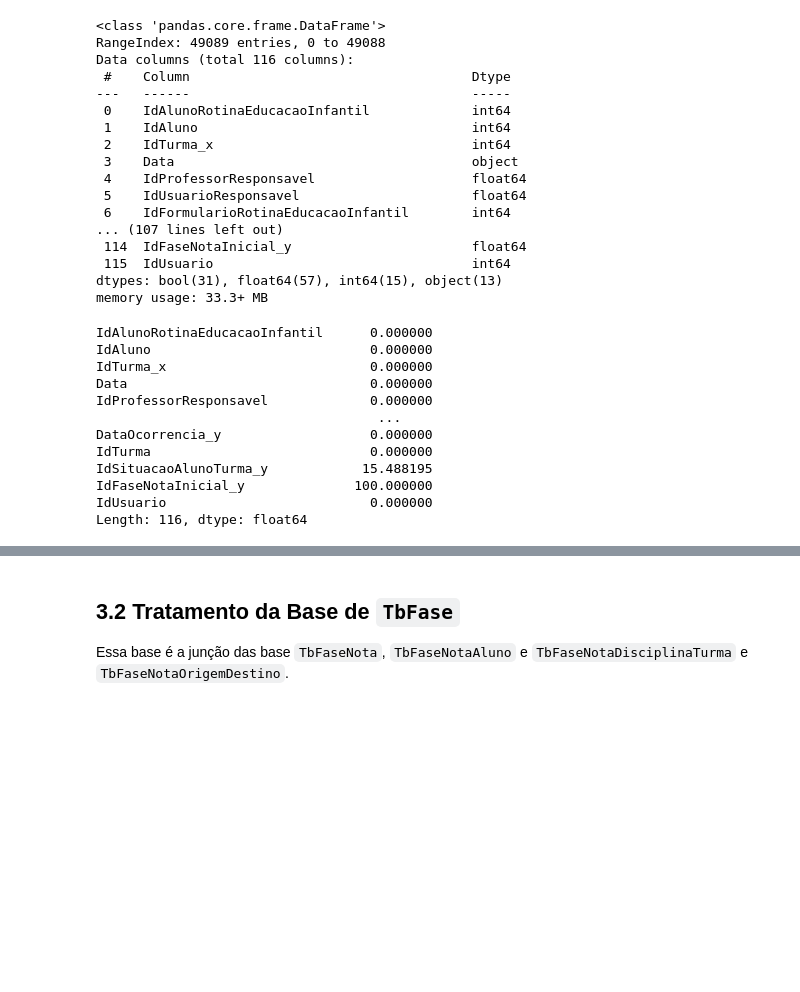
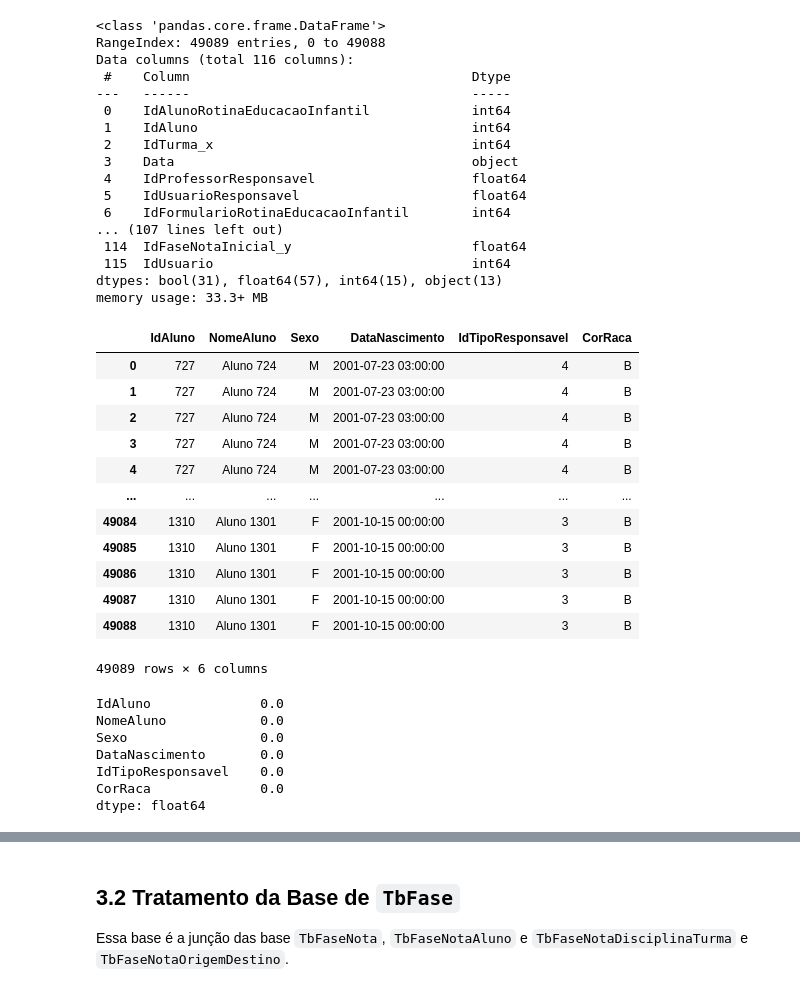
Before and after one commit to camimq/datathonFiap, a Jupyter notebook: main_analysis.ipynb, the cells around one changed output, grey strips where cells are left out. Drawn from its saved outputs; the diff is of its cells as text; code cells hidden in the pictures; blank space fills up the shorter version.

```diff
--- a/main_analysis.ipynb
+++ b/main_analysis.ipynb
@@ -140,19 +147,32 @@ Data columns (total 116 columns):
  115  IdUsuario                                 int64
 dtypes: bool(31), float64(57), int64(15), object(13)
 memory usage: 33.3+ MB
+# %%
+# atualiza o dataframe para exibir as colunas que serão utilizadas
+df_alunos_merged = df_alunos_merged[['IdAluno', 'NomeAluno', 'Sexo', 'DataNascimento', 'IdTipoResponsavel', 'CorRaca']]
+df_alunos_merged
+# %% [output]
+|  | IdAluno | NomeAluno | Sexo | DataNascimento | IdTipoResponsavel | CorRaca |
+| 0 | 727 | Aluno 724 | M | 2001-07-23 03:00:00 | 4 | B |
+| 1 | 727 | Aluno 724 | M | 2001-07-23 03:00:00 | 4 | B |
+| 2 | 727 | Aluno 724 | M | 2001-07-23 03:00:00 | 4 | B |
+| 3 | 727 | Aluno 724 | M | 2001-07-23 03:00:00 | 4 | B |
+| 4 | 727 | Aluno 724 | M | 2001-07-23 03:00:00 | 4 | B |
+| ... | ... | ... | ... | ... | ... | ... |
+| 49084 | 1310 | Aluno 1301 | F | 2001-10-15 00:00:00 | 3 | B |
+| 49085 | 1310 | Aluno 1301 | F | 2001-10-15 00:00:00 | 3 | B |
+| 49086 | 1310 | Aluno 1301 | F | 2001-10-15 00:00:00 | 3 | B |
+| 49087 | 1310 | Aluno 1301 | F | 2001-10-15 00:00:00 | 3 | B |
+| 49088 | 1310 | Aluno 1301 | F | 2001-10-15 00:00:00 | 3 | B |
+49089 rows × 6 columns
 # %%
 # porcetagem de colunas nulas
 df_alunos_merged.isnull().sum()/df_alunos_merged.shape[0]*100
 # %% [output]
-IdAlunoRotinaEducacaoInfantil      0.000000
-IdAluno                            0.000000
-IdTurma_x                          0.000000
-Data                               0.000000
-IdProfessorResponsavel             0.000000
-                                    ...
-DataOcorrencia_y                   0.000000
-IdTurma                            0.000000
-IdSituacaoAlunoTurma_y            15.488195
-IdFaseNotaInicial_y              100.000000
-IdUsuario                          0.000000
-Length: 116, dtype: float64
+IdAluno              0.0
+NomeAluno            0.0
+Sexo                 0.0
+DataNascimento       0.0
+IdTipoResponsavel    0.0
+CorRaca              0.0
+dtype: float64
```
Also changed, not shown: parts of 16 cells of this notebook.
